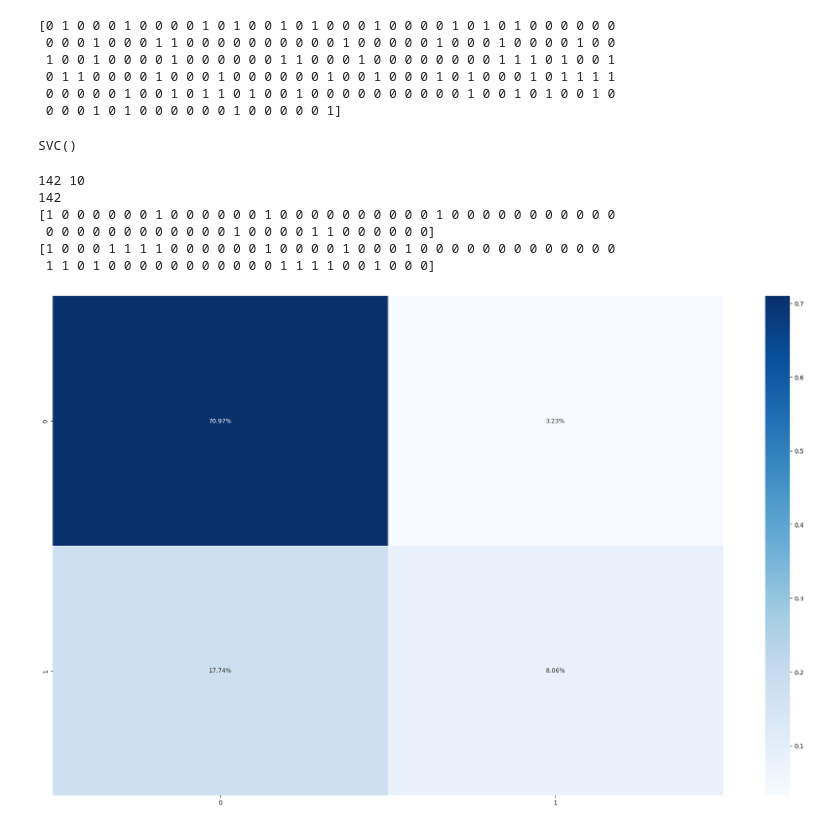
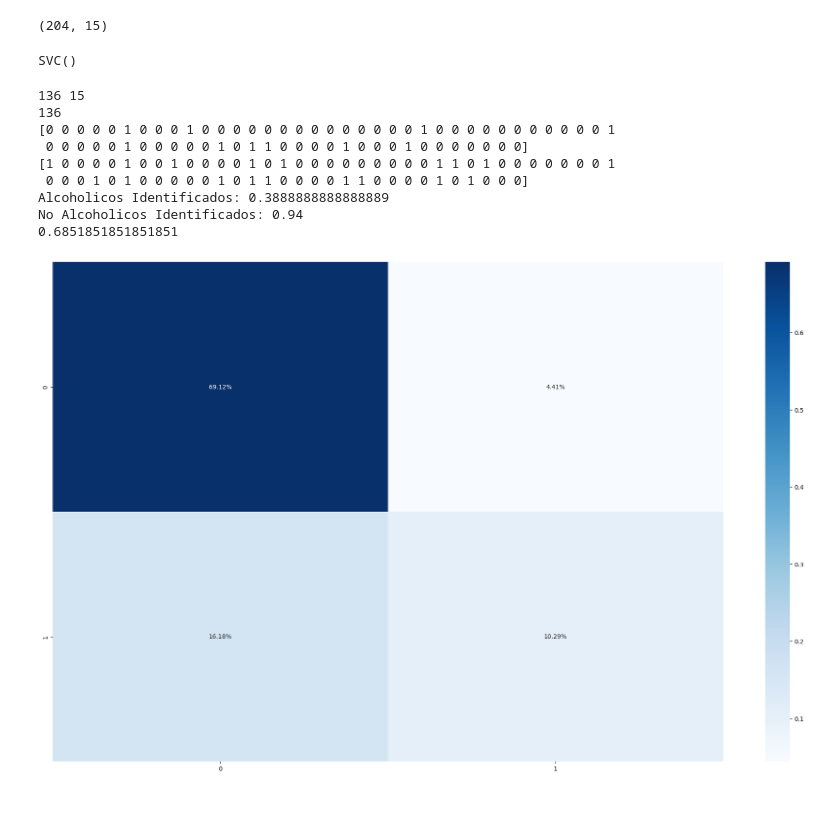
Before and after one commit to Skinde/Proyecto-ML-2, a Jupyter notebook: SVM.ipynb, the cells around one changed output. Cells and saved outputs as stored; diff of their text form; code cells hidden in the pictures.

```diff
--- a/SVM.ipynb
+++ b/SVM.ipynb
@@ -55,14 +53,15 @@ X = numpy_matrix
-# %%
-print(Y)
-# %% [output]
-[0 1 0 0 0 1 0 0 0 0 1 0 1 0 0 1 0 1 0 0 0 1 0 0 0 0 1 0 1 0 1 0 0 0 0 0 0
- 0 0 0 1 0 0 0 1 1 0 0 0 0 0 0 0 0 0 0 1 0 0 0 0 0 1 0 0 0 1 0 0 0 0 1 0 0
- 1 0 0 1 0 0 0 0 1 0 0 0 0 0 0 1 1 0 0 0 1 0 0 0 0 0 0 0 0 1 1 1 0 1 0 0 1
- 0 1 1 0 0 0 0 1 0 0 0 1 0 0 0 0 0 0 1 0 0 1 0 0 0 1 0 1 0 0 0 1 0 1 1 1 1
- 0 0 0 0 0 1 0 0 1 0 1 1 0 1 0 0 1 0 0 0 0 0 0 0 0 0 0 1 0 0 1 0 1 0 0 1 0
- 0 0 0 1 0 1 0 0 0 0 0 0 1 0 0 0 0 0 1]
+# %%
+X = numpy_matrix_result[0]
+for i in range(len(tf.keys())-1):
+    X = np.concatenate((X, numpy_matrix_result[i+1]), axis=1)
+# %%
+X = X[:,~np.any(np.isnan(X), axis=0)]
+X = X[:,~np.all(X == 0, axis=0)]
+print(X.shape)
+# %% [output]
+(204, 15)
 # %%
-X_train, X_test, Y_train, Y_test = sklearn.model_selection.train_test_split(X, Y, test_size=0.3, random_state=42)
+X_train, X_test, Y_train, Y_test = sklearn.model_selection.train_test_split(X, Y, test_size=0.33, random_state=99)
 machine = sklearn.svm.SVC()
 machine.fit(X_train, Y_train)
 # %% [output]
@@ -70,18 +69,40 @@ SVC()
 # %%
 print(len(X_train), len(X_train[0]))
 print(len(Y_train))
 y_pred = machine.predict(X_test)
 cf_matrix = confusion_matrix(Y_test, y_pred)
 plt.figure(figsize=(25, 15))
 sns.heatmap(cf_matrix/np.sum(cf_matrix), annot=True, fmt='.2%', cmap='Blues')
 
 print(y_pred)
 print(Y_test)
+
+unos_aggarados = 0
+unos_totales = 0
+for i in range(len(y_pred)):
+    if (Y_test[i] == 1):
+        unos_totales += 1
+        if (Y_test[i] == y_pred[i]):
+            unos_aggarados += 1
+
+zeros_agarrados = 0
+zeros_totales = 0
+for i in range(len(y_pred)):
+    if (Y_test[i] == 0):
+        zeros_totales += 1
+        if (Y_test[i] == y_pred[i]):
+            zeros_agarrados += 1
+print("Alcoholicos Identificados: " + str(unos_aggarados/unos_totales))
+print("No Alcoholicos Identificados: " + str(zeros_agarrados/zeros_totales))
+print(sklearn.metrics.f1_score(Y_test, y_pred, average='macro'))
 # %% [output]
-142 10
-142
-[1 0 0 0 0 0 0 1 0 0 0 0 0 0 1 0 0 0 0 0 0 0 0 0 0 1 0 0 0 0 0 0 0 0 0 0 0
- 0 0 0 0 0 0 0 0 0 0 0 0 1 0 0 0 0 1 1 0 0 0 0 0 0]
-[1 0 0 0 1 1 1 1 0 0 0 0 0 0 1 0 0 0 0 1 0 0 0 1 0 0 0 0 0 0 0 0 0 0 0 0 0
- 1 1 0 1 0 0 0 0 0 0 0 0 0 0 0 1 1 1 1 0 0 1 0 0 0]
+136 15
+136
+[0 0 0 0 0 1 0 0 0 1 0 0 0 0 0 0 0 0 0 0 0 0 0 0 1 0 0 0 0 0 0 0 0 0 0 0 1
+ 0 0 0 0 0 1 0 0 0 0 0 1 0 1 1 0 0 0 0 1 0 0 0 1 0 0 0 0 0 0 0]
+[1 0 0 0 0 1 0 0 1 0 0 0 0 1 0 1 0 0 0 0 0 0 0 0 0 1 1 0 1 0 0 0 0 0 0 0 1
+ 0 0 0 1 0 1 0 0 0 0 0 1 0 1 1 0 0 0 0 1 1 0 0 0 0 1 0 1 0 0 0]
+Alcoholicos Identificados: 0.3888888888888889
+No Alcoholicos Identificados: 0.94
+0.6851851851851851
-[figure, old version]
+[figure, new version]
```
Also changed, not shown: parts of 3 cells of this notebook.
